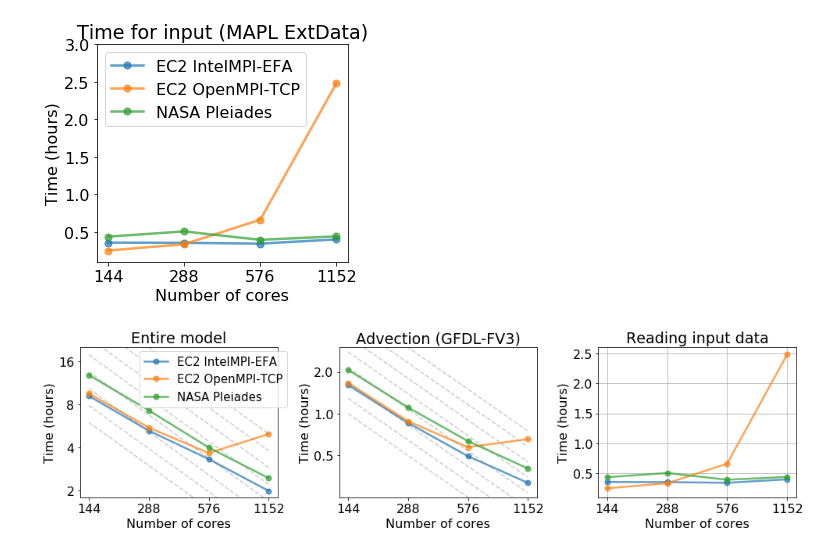
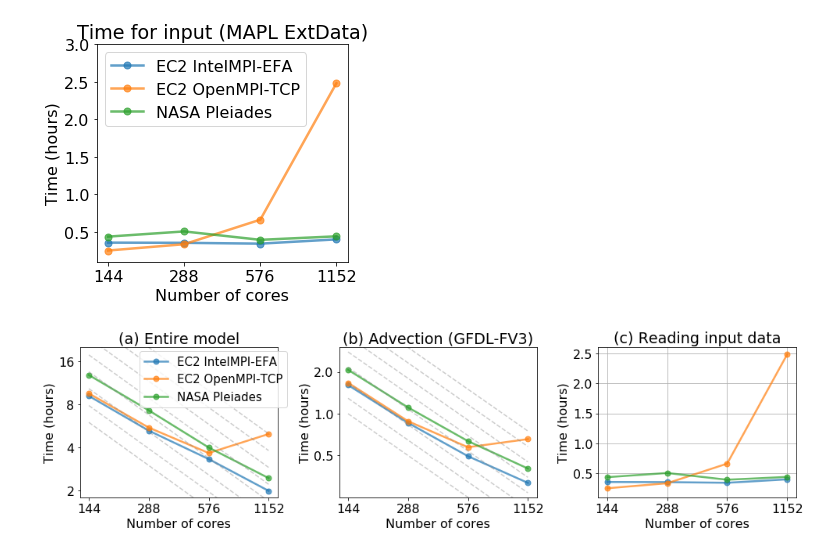
Before and after one commit to JiaweiZhuang/cloud-gchp-paper, a Jupyter notebook: notebooks/gchp_scaling_logscale.ipynb, the cells around one changed output. Drawn from its saved outputs; the diff is of its cells as text; code cells hidden in the pictures.

```diff
--- a/notebooks/gchp_scaling_logscale.ipynb
+++ b/notebooks/gchp_scaling_logscale.ipynb
@@ -148,26 +148,26 @@ ax.legend()
 # %%
 fig, axes = plt.subplots(1, 3, figsize=[14, 4])
 
 plot_scaling(
-    axes[0], var='Total',  title='Entire model',
+    axes[0], var='Total',  title='(a) Entire model',
     yticks=[2, 4, 8, 16], ylim=[1.8, 20],
     y_starts = true_logspace(6, 40, 8)
 )
 
 plot_scaling(
-    axes[1], var='DYNAMICS', title='Advection (GFDL-FV3)',
+    axes[1], var='DYNAMICS', title='(b) Advection (GFDL-FV3)',
     yticks=[0.5, 1, 2.0], ylim=[0.25, 3.0],
     y_starts = true_logspace(1.0, 6.0, 8)
 )
 
-plot_scaling(axes[2], var='EXTDATA', title='Reading input data',
+plot_scaling(axes[2], var='EXTDATA', title='(c) Reading input data',
              ylim=[0.1, 2.6], add_ideal=False, logy=False,
             )
 axes[2].grid()
 
 fig.tight_layout()
 axes[0].legend(loc=[0.3, 0.6], fontsize=15)
 
 fig.savefig('gchp_scaling.png', dpi=300)
 # %% [output]
-[figure, old version]
+[figure, new version]
```
Also changed, not shown: 1 other file.
